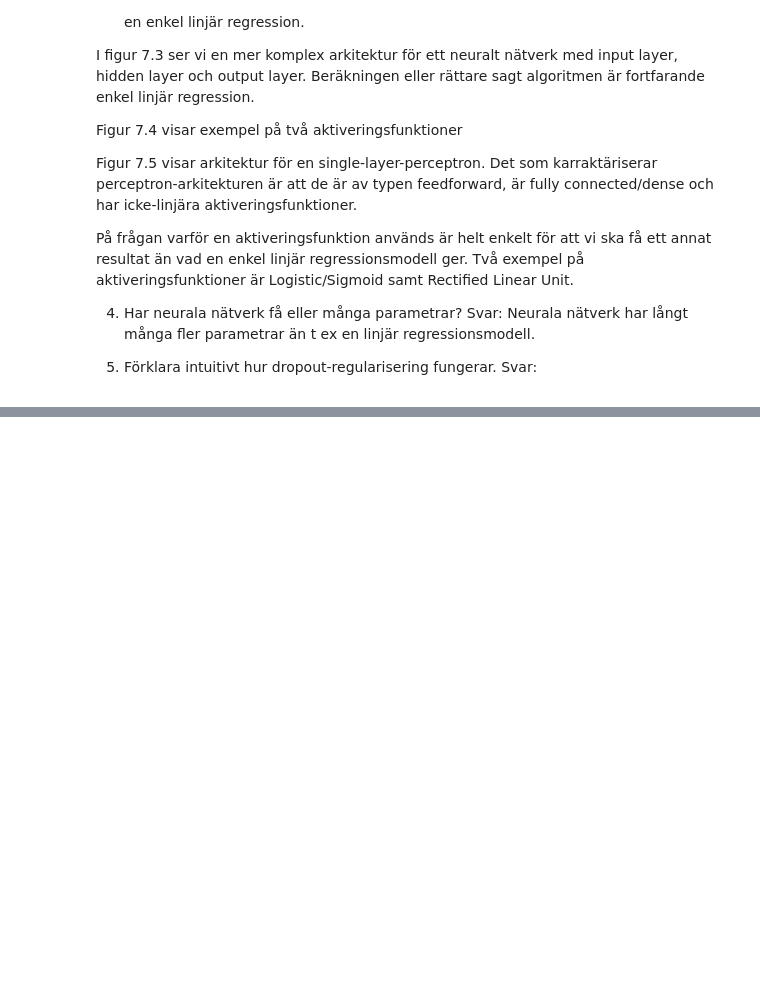
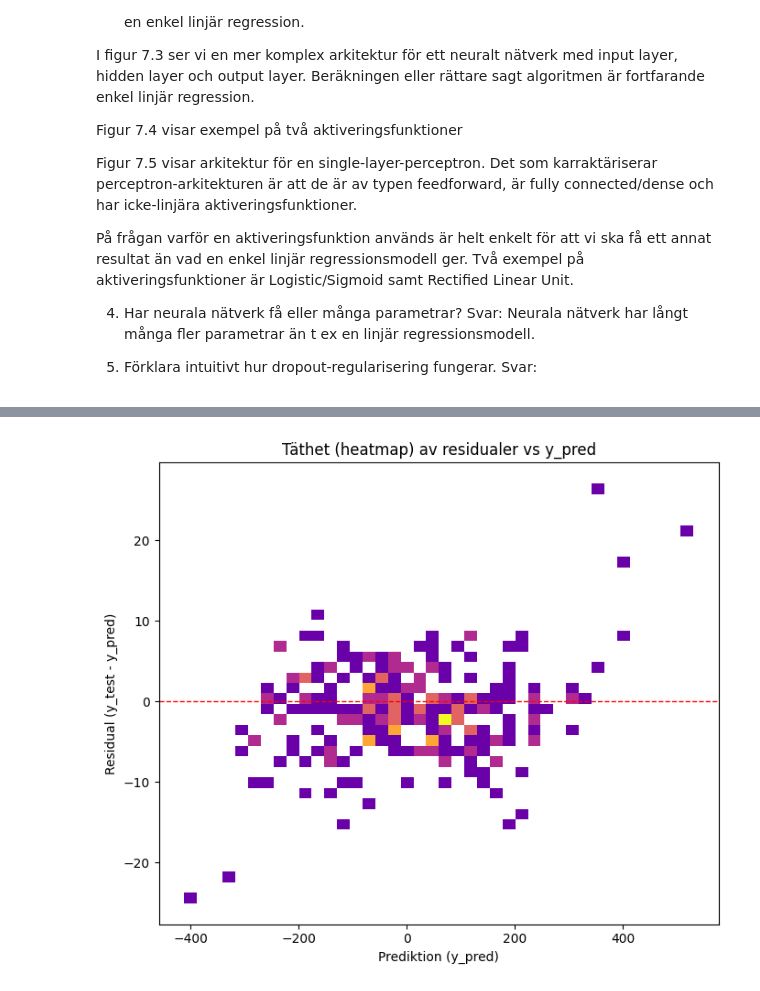
Before and after one commit to pejohans/python_and_ai, a Jupyter notebook: ai_ovningsuppgifter/kapitel_7_1.ipynb, the cells around one changed output, grey strips where cells are left out. Cells and saved outputs as stored; diff of their text form; code cells hidden in the pictures; blank space fills up the shorter version.

```diff
--- a/ai_ovningsuppgifter/kapitel_7_1.ipynb
+++ b/ai_ovningsuppgifter/kapitel_7_1.ipynb
@@ -47,0 +113,18 @@ print(f"Total parameters: {tota_params}")
+# %%
+residuals = y_test - y_pred
+
+plt.figure(figsize=(7, 6))
+sns.histplot(
+    x=y_pred, y=residuals,
+    bins=40,
+    pmax=0.999,
+    cmap="plasma"
+)
+plt.axhline(0, color="red", linestyle="--", linewidth=1)
+plt.xlabel("Prediktion (y_pred)")
+plt.ylabel("Residual (y_test - y_pred)")
+plt.title("Täthet (heatmap) av residualer vs y_pred")
+plt.tight_layout()
+plt.show()
+# %% [output]
+[figure, added]
```
Also changed, not shown: parts of 6 cells of this notebook, 4 other files.
